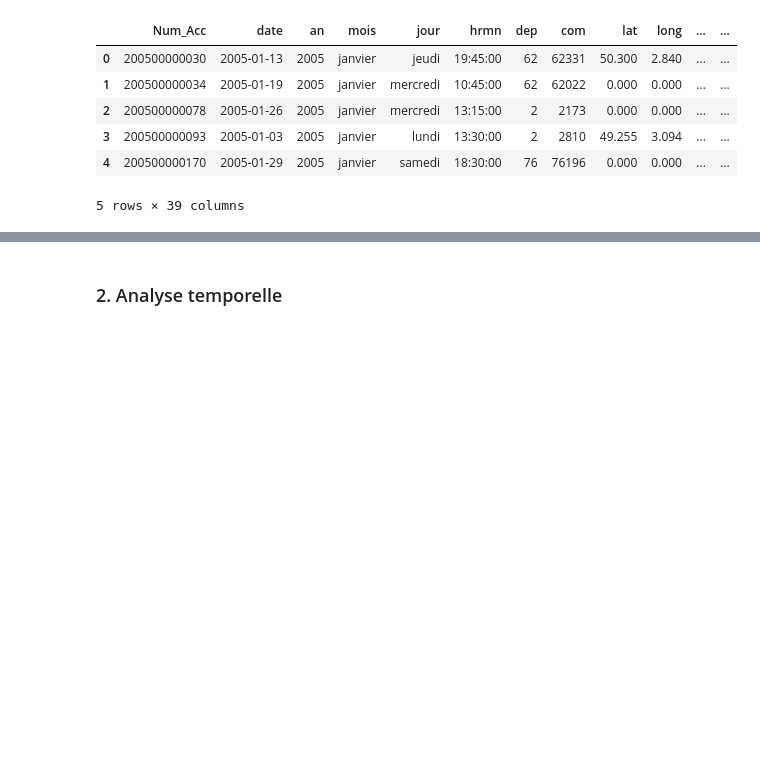
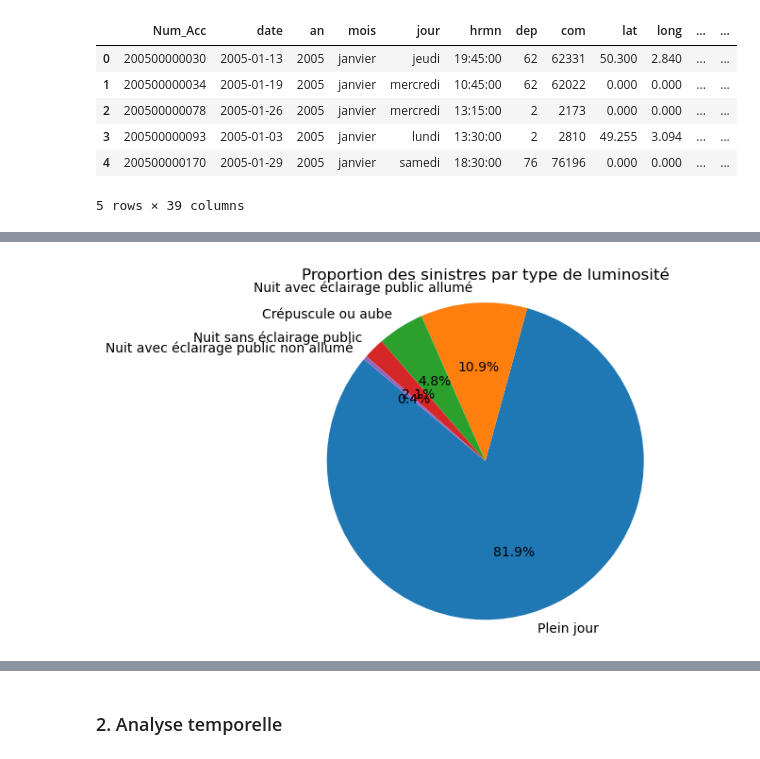
Before and after one commit to LeaBarreau/Data_visualisation, a Jupyter notebook: Notebook.ipynb, the cells around one changed output, grey strips where cells are left out. Drawn from its saved outputs; the diff is of its cells as text; code cells hidden in the pictures; blank space fills up the shorter version.

```diff
--- a/Notebook.ipynb
+++ b/Notebook.ipynb
@@ -119,0 +176,18 @@ data.head(5)
+# %%
+# Proportion de type de lumières
+
+# Comptabiliser le nombre de lignes par modalité
+c_lum = data['lum'].value_counts()
+
+# Calcul des proportions
+p_lum = (c_lum / len(data['lum'])) * 100
+
+# Création du graphique en secteurs
+plt.pie(p_lum, labels=p_lum.index, autopct='%1.1f%%', startangle=140)
+plt.title("Proportion des sinistres par type de luminosité")
+plt.axis('equal')
+
+# Afficher le graphique
+plt.show()
+# %% [output]
+[figure, added]
```
Also changed, not shown: parts of 18 cells of this notebook, 1 other file.
